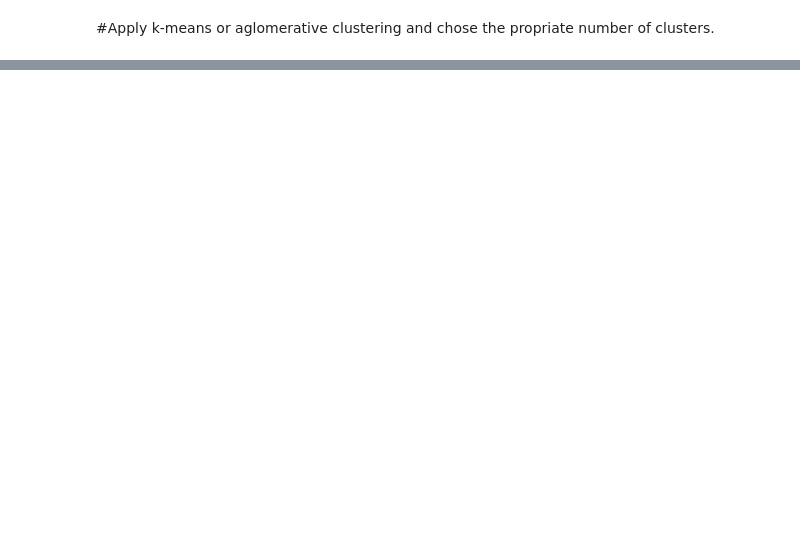
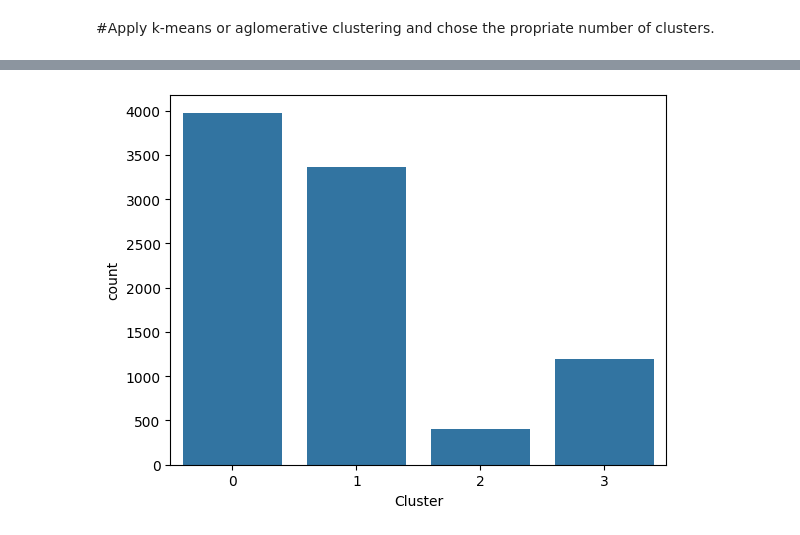
Before and after one commit to TotalChaosRexinator/School, a Jupyter notebook: FML_Hands_on_Clustering_Credit_Cards.ipynb, the cells around one changed output, grey strips where cells are left out. Cells and saved outputs as stored; diff of their text form; code cells hidden in the pictures; blank space fills up the shorter version.

```diff
--- a/FML_Hands_on_Clustering_Credit_Cards.ipynb
+++ b/FML_Hands_on_Clustering_Credit_Cards.ipynb
@@ -175,0 +224,11 @@ df.describe()
+# %%
+k_opt = 4
+
+km_final = KMeans(n_clusters=k_opt, random_state=13, n_init=10)
+labels = km_final.fit_predict(df_scaled)
+
+df['Cluster'] = labels
+
+# Summarize the characteristics of each cluster
+cluster_summary = df.groupby('Cluster').mean()
+display(cluster_summary)
@@ -175,0 +242,5 @@ df.describe()
+# %%
+sns.countplot(x='Cluster', data=df)
+plt.show()
+# %% [output]
+[figure, added]
```
Also changed, not shown: parts of 6 cells of this notebook.
